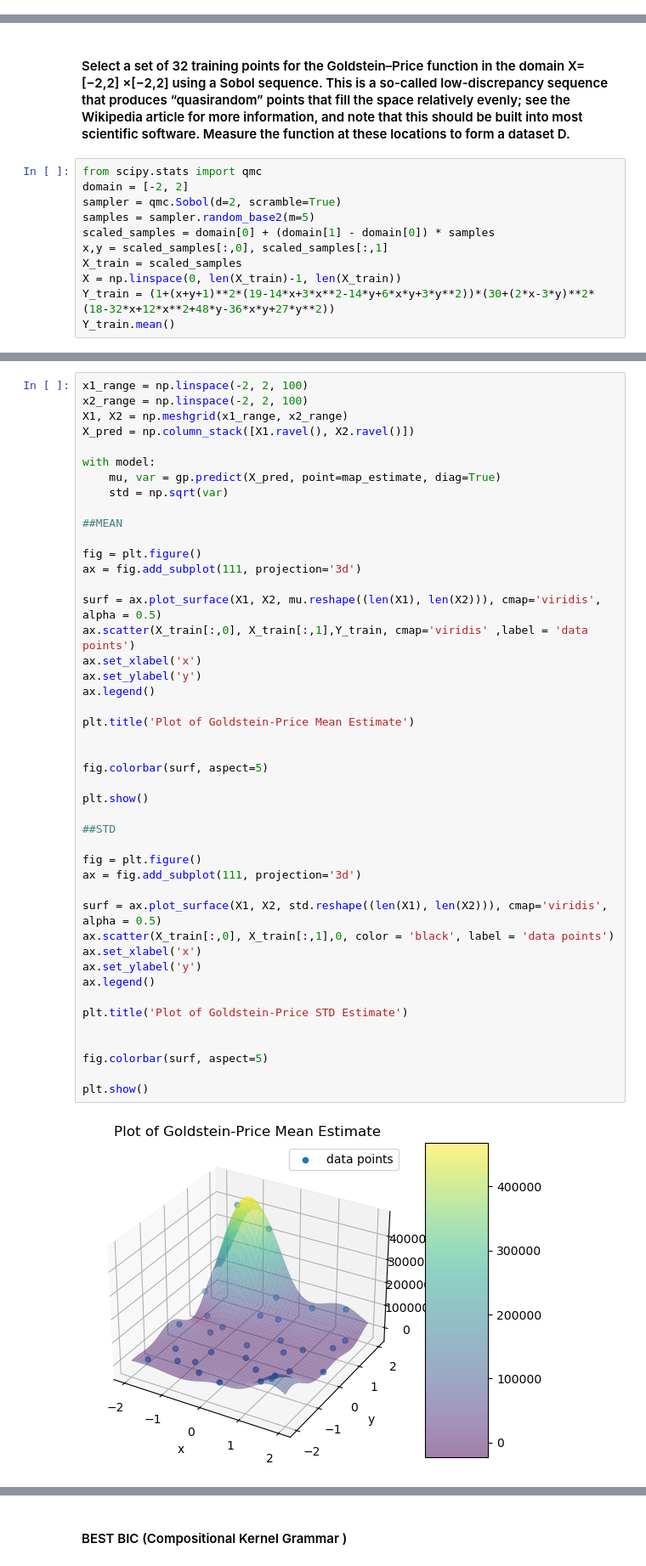
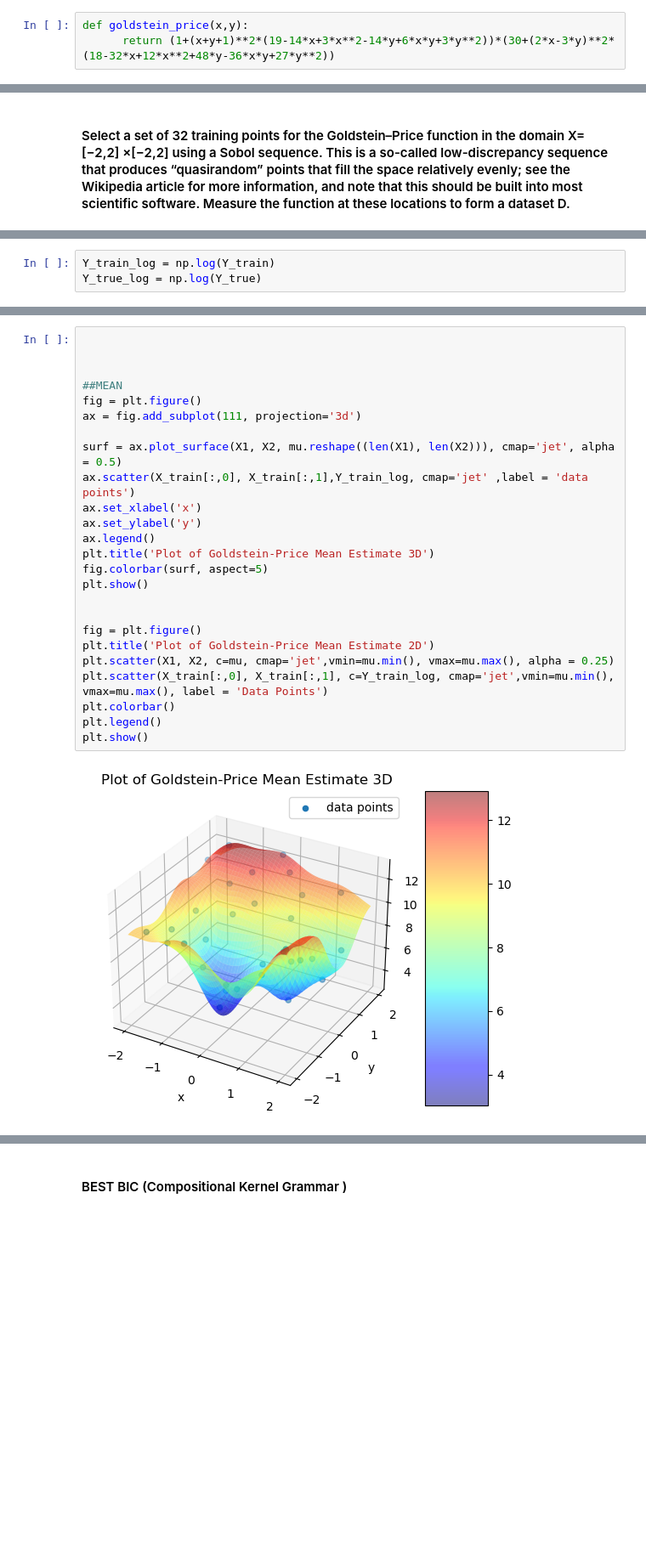
Before and after one commit to epweil/CSE515_Project, a Jupyter notebook: start.ipynb, the cells around one changed output, grey strips where cells are left out. Shown at 85% size. Saved outputs shown, nothing was run; the diff lists cells and outputs as text; blank space fills up the shorter version.

```diff
--- a/start.ipynb
+++ b/start.ipynb
@@ -27,6 +27,9 @@ lda_df.head()
 | 4 | 0.7 | 1.0 | 4096.0 | 1313.263743 | 11218.42 |
 # %% [markdown]
 ## VISULAISE DATA
+# %%
+def goldstein_price(x,y):
+      return (1+(x+y+1)**2*(19-14*x+3*x**2-14*y+6*x*y+3*y**2))*(30+(2*x-3*y)**2*(18-32*x+12*x**2+48*y-36*x*y+27*y**2))
 # %% [markdown]
 #### Make a heatmap of the value of the Goldstein–Price function over the domain X= [−2,2] × [−2,2] using a dense grid of values, with 1000 values per dimension, forming a 1000 ×1000 image.
 # %%
@@ -142,13 +384,2 @@ plt.show()
 # %% [markdown]
 #### Select a set of 32 training points for the Goldstein–Price function in the domain X= [−2,2] ×[−2,2] using a Sobol sequence. This is a so-called low-discrepancy sequence that produces “quasirandom” points that fill the space relatively evenly; see the Wikipedia article for more information, and note that this should be built into most scientific software. Measure the function at these locations to form a dataset D.
-# %%
-from scipy.stats import qmc
-domain = [-2, 2]
-sampler = qmc.Sobol(d=2, scramble=True)
-samples = sampler.random_base2(m=5)
-scaled_samples = domain[0] + (domain[1] - domain[0]) * samples
-x,y = scaled_samples[:,0], scaled_samples[:,1]
-X_train = scaled_samples
-X = np.linspace(0, len(X_train)-1, len(X_train))
-Y_train = (1+(x+y+1)**2*(19-14*x+3*x**2-14*y+6*x*y+3*y**2))*(30+(2*x-3*y)**2*(18-32*x+12*x**2+48*y-36*x*y+27*y**2))
-Y_train.mean()
@@ -159,3 +577,6 @@ Y_train.mean()
+# %%
+Y_train_log = np.log(Y_train)
+Y_true_log = np.log(Y_true)
 # %%
 import pymc as pm
 import math
@@ -193,47 +628,27 @@ The effective sample size per chain is smaller than 100 for some parameters.  A
 # %%
-x1_range = np.linspace(-2, 2, 100)
-x2_range = np.linspace(-2, 2, 100)
-X1, X2 = np.meshgrid(x1_range, x2_range)
-X_pred = np.column_stack([X1.ravel(), X2.ravel()])
 
-with model:
-    mu, var = gp.predict(X_pred, point=map_estimate, diag=True)
-    std = np.sqrt(var)
+
 
 ##MEAN
-
 fig = plt.figure()
 ax = fig.add_subplot(111, projection='3d')
 
-surf = ax.plot_surface(X1, X2, mu.reshape((len(X1), len(X2))), cmap='viridis', alpha = 0.5)
-ax.scatter(X_train[:,0], X_train[:,1],Y_train, cmap='viridis' ,label = 'data points')
+surf = ax.plot_surface(X1, X2, mu.reshape((len(X1), len(X2))), cmap='jet', alpha = 0.5)
+ax.scatter(X_train[:,0], X_train[:,1],Y_train_log, cmap='jet' ,label = 'data points')
 ax.set_xlabel('x')
 ax.set_ylabel('y')
 ax.legend()
-
-plt.title('Plot of Goldstein-Price Mean Estimate')
+plt.title('Plot of Goldstein-Price Mean Estimate 3D')
+fig.colorbar(surf, aspect=5)
+plt.show()
 
 
-fig.colorbar(surf, aspect=5)
-
+fig = plt.figure()
+plt.title('Plot of Goldstein-Price Mean Estimate 2D')
+plt.scatter(X1, X2, c=mu, cmap='jet',vmin=mu.min(), vmax=mu.max(), alpha = 0.25)
+plt.scatter(X_train[:,0], X_train[:,1], c=Y_train_log, cmap='jet',vmin=mu.min(), vmax=mu.max(), label = 'Data Points')
+plt.colorbar()
+plt.legend()
 plt.show()
-
-##STD
-
-fig = plt.figure()
-ax = fig.add_subplot(111, projection='3d')
-
-surf = ax.plot_surface(X1, X2, std.reshape((len(X1), len(X2))), cmap='viridis', alpha = 0.5)
-ax.scatter(X_train[:,0], X_train[:,1],0, color = 'black', label = 'data points')
-ax.set_xlabel('x')
-ax.set_ylabel('y')
-ax.legend()
-
-plt.title('Plot of Goldstein-Price STD Estimate')
-
-
-fig.colorbar(surf, aspect=5)
-
-plt.show()
 # %% [output]
-[figure, old version]
+[figure, new version]
```
Also changed, not shown: parts of 60 cells of this notebook.
